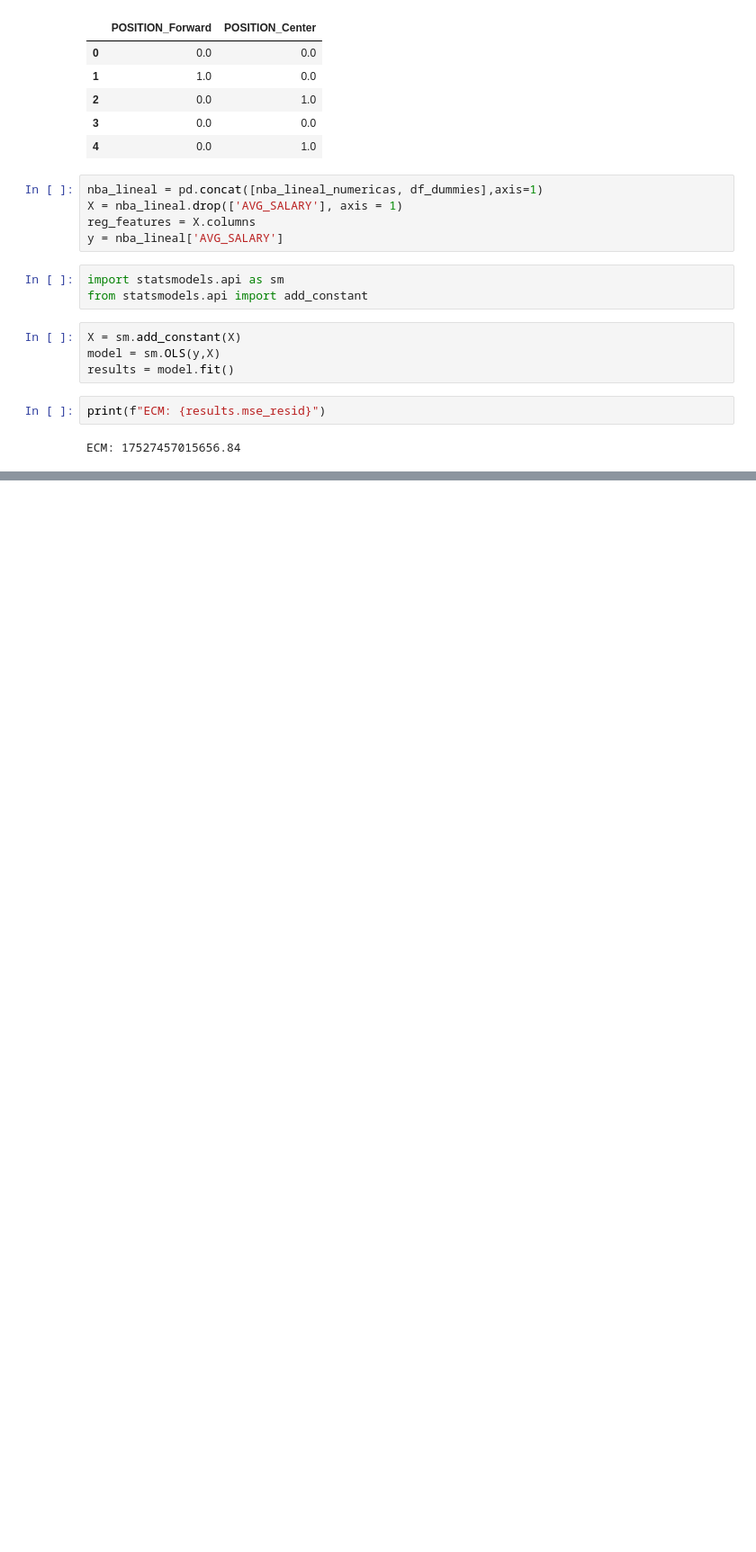
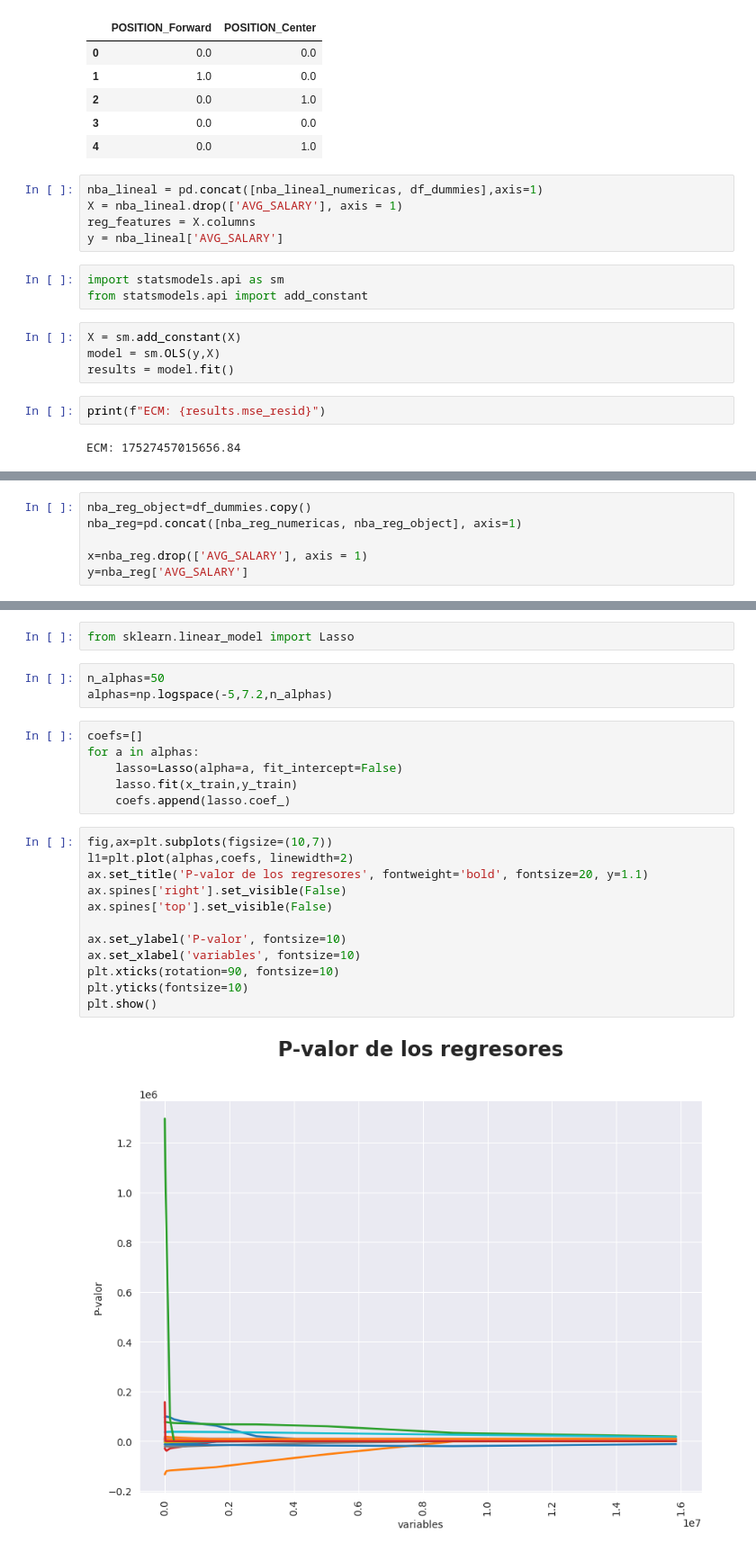
Before and after one commit to GORDIAN12/machine_learning, a Jupyter notebook: Regularization/regularization.ipynb, the cells around one changed output, grey strips where cells are left out. Shown: that part at 90% size. Saved outputs shown, nothing was run; the diff lists cells and outputs as text; blank space fills up the shorter version.

```diff
--- a/Regularization/regularization.ipynb
+++ b/Regularization/regularization.ipynb
@@ -188,0 +307,6 @@ strong multicollinearity problems or that the design matrix is singular.
+# %%
+nba_reg_object=df_dummies.copy()
+nba_reg=pd.concat([nba_reg_numericas, nba_reg_object], axis=1)
+
+x=nba_reg.drop(['AVG_SALARY'], axis = 1)
+y=nba_reg['AVG_SALARY']
@@ -188,0 +328,25 @@ strong multicollinearity problems or that the design matrix is singular.
+# %%
+from sklearn.linear_model import Lasso
+# %%
+n_alphas=50
+alphas=np.logspace(-5,7.2,n_alphas)
+# %%
+coefs=[]
+for a in alphas:
+    lasso=Lasso(alpha=a, fit_intercept=False)
+    lasso.fit(x_train,y_train)
+    coefs.append(lasso.coef_)
+# %%
+fig,ax=plt.subplots(figsize=(10,7))
+l1=plt.plot(alphas,coefs, linewidth=2)
+ax.set_title('P-valor de los regresores', fontweight='bold', fontsize=20, y=1.1)
+ax.spines['right'].set_visible(False)
+ax.spines['top'].set_visible(False)
+
+ax.set_ylabel('P-valor', fontsize=10)
+ax.set_xlabel('variables', fontsize=10)
+plt.xticks(rotation=90, fontsize=10)
+plt.yticks(fontsize=10)
+plt.show()
+# %% [output]
+[figure, added]
```
Also changed, not shown: parts of 27 cells of this notebook.
